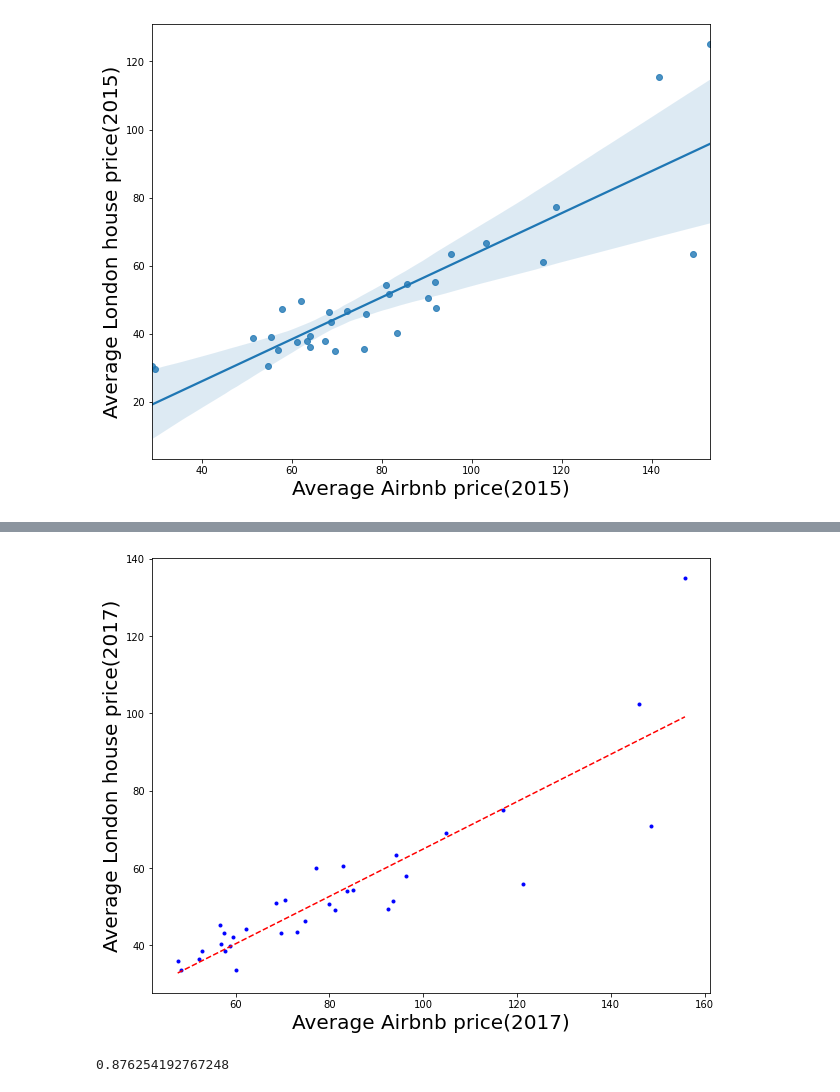
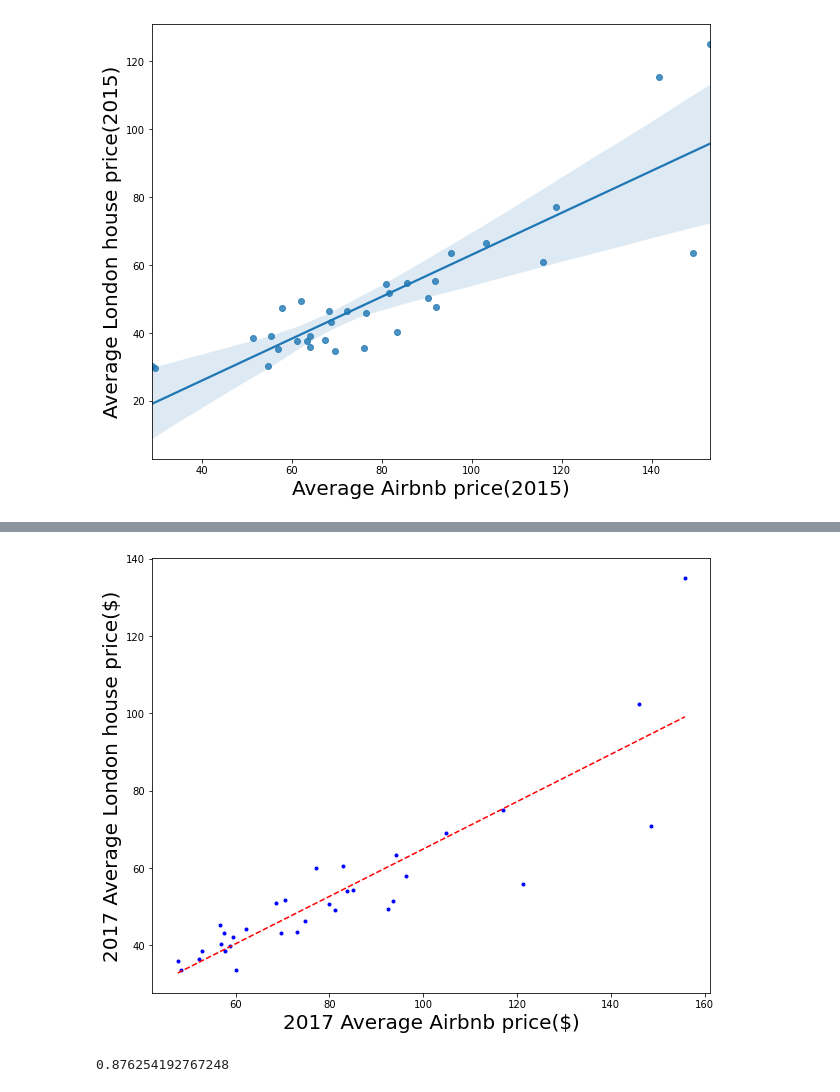
Before and after one commit to Houxiantao/QM-coursework, a Jupyter notebook: coursework2.ipynb, the cells around one changed output, grey strips where cells are left out. Saved outputs shown, nothing was run; the diff lists cells and outputs as text; code cells hidden in the pictures.

```diff
--- a/coursework2.ipynb
+++ b/coursework2.ipynb
@@ -520,12 +574,12 @@ F-test pvalue          = 2.379431046794261e-11
 # %%
 x_lobf = [min(x_values),max(x_values)]
 y_lobf = [x_lobf[0]*gradient + intercept,x_lobf[1]*gradient + intercept]
 plt.figure(figsize=(10,8))
-plt.xlabel('Average Airbnb price(2017)',fontsize=20)
-plt.ylabel('Average London house price(2017)',fontsize=20)
+plt.xlabel('2017 Average Airbnb price($)',fontsize=20)
+plt.ylabel('2017 Average London house price($)',fontsize=20)
 plt.plot(x_values,y_values,'b.',x_lobf,y_lobf,'r--');
 # %% [output]
-[figure, old version]
+[figure, new version]
 # %%
 X1=pd.Series(avebnb1)
 Y1=pd.Series(aveh1)
```
Also changed, not shown: parts of 37 cells of this notebook.
